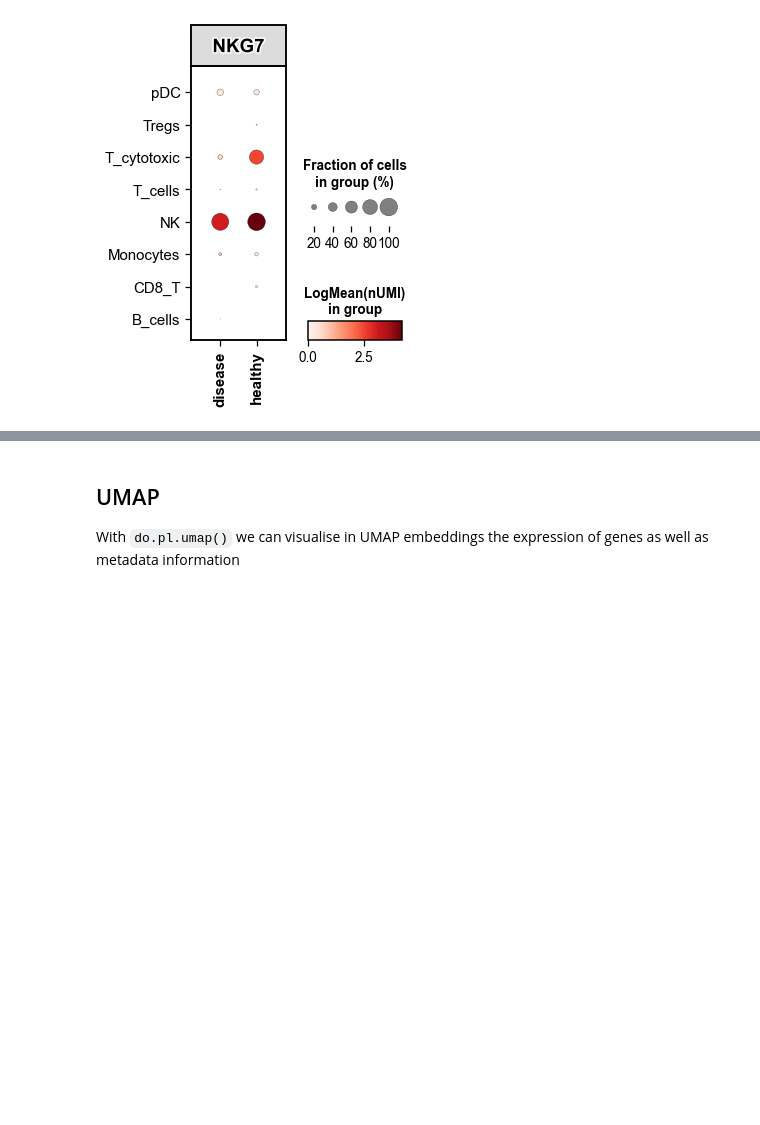
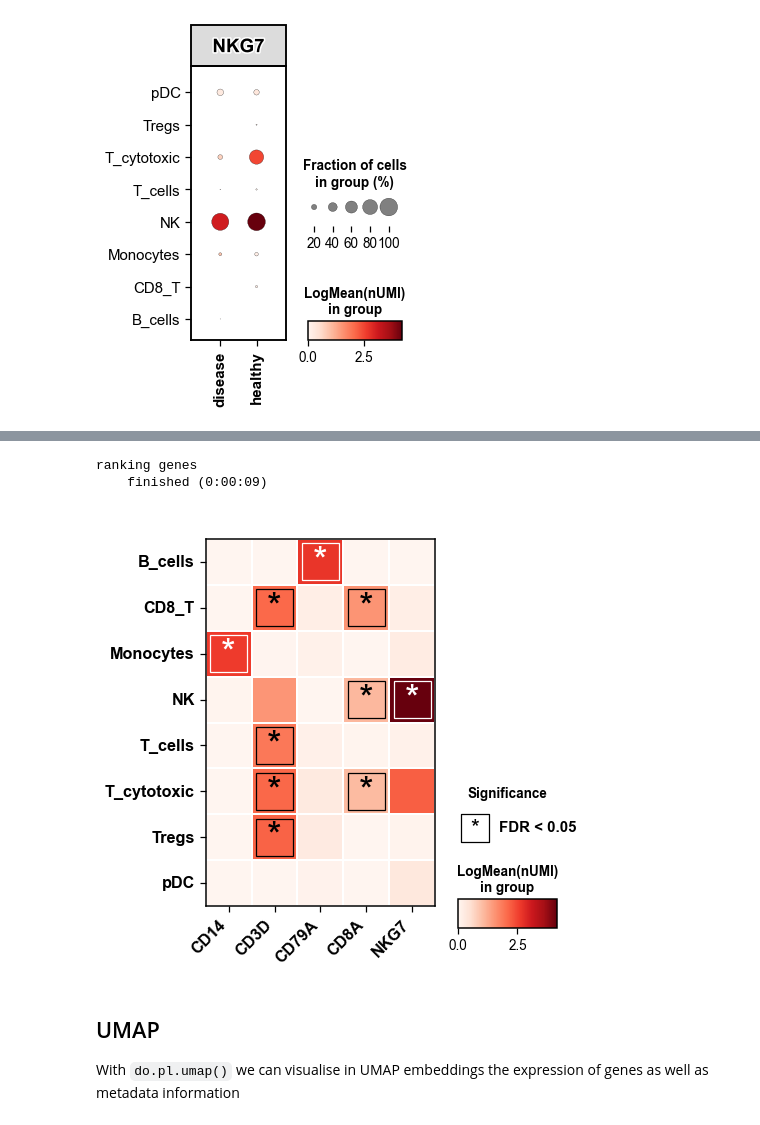
Before and after one commit to davidrm-bio/DOTools_py, a Jupyter notebook: docs/notebooks/example_visualisation.ipynb, the cells around one changed output, grey strips where cells are left out. Drawn from its saved outputs; the diff is of its cells as text; code cells hidden in the pictures; blank space fills up the shorter version.

Commit message:
Add Heatmap function

```diff
--- a/docs/notebooks/example_visualisation.ipynb
+++ b/docs/notebooks/example_visualisation.ipynb
@@ -33,3 +37,10 @@ do.pl.dotplot(adata,
+# %%
+do.pl.heatmap(adata, group_by='annotation_recluster', features=['CD79A', 'NKG7', 'CD3D', 'CD8A', 'CD14'],
+              add_stats=True, xticks_rotation=45)
+# %% [output]
+ranking genes
+    finished (0:00:09)
+[figure, added]
 # %% [markdown]
 ## UMAP
 With `do.pl.umap()` we can visualise in UMAP embeddings the expression of genes as well as metadata information
```
Also changed, not shown: parts of 2 cells of this notebook, 4 other files.
